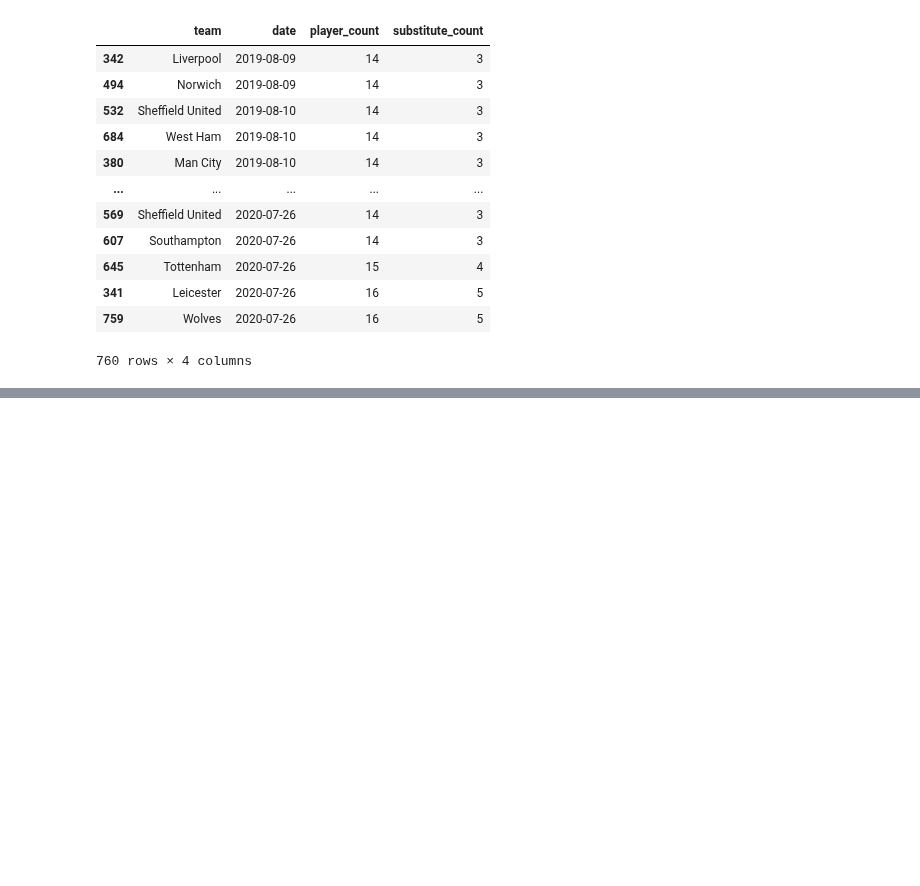
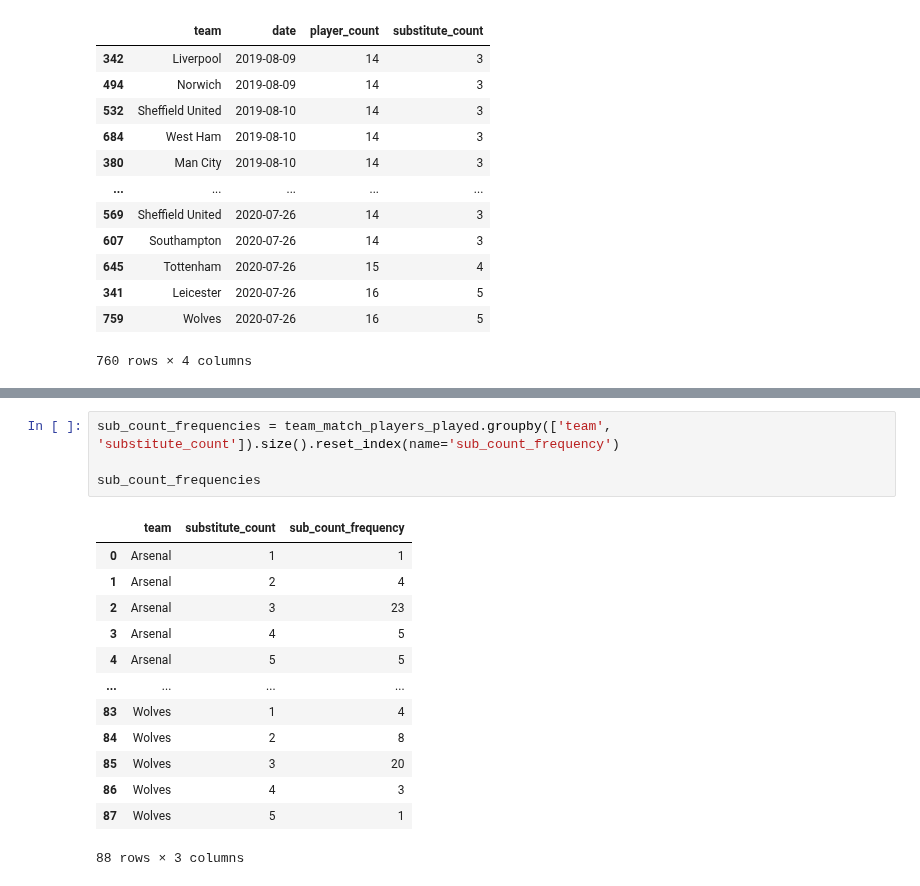
Before and after one commit to CharlesPeterMcCarthy/english-premier-league-2019-2020-statistical-analysis, a Jupyter notebook: epl-2019-2020.ipynb, the cells around one changed output, grey strips where cells are left out. Cells and saved outputs as stored; diff of their text form; blank space fills up the shorter version.

```diff
--- a/epl-2019-2020.ipynb
+++ b/epl-2019-2020.ipynb
@@ -1118,0 +1119,18 @@ We can see from the scatter plot graph above that there was never more than 3 su
+# %%
+sub_count_frequencies = team_match_players_played.groupby(['team', 'substitute_count']).size().reset_index(name='sub_count_frequency')
+
+sub_count_frequencies
+# %% [output]
+|  | team | substitute_count | sub_count_frequency |
+| 0 | Arsenal | 1 | 1 |
+| 1 | Arsenal | 2 | 4 |
+| 2 | Arsenal | 3 | 23 |
+| 3 | Arsenal | 4 | 5 |
+| 4 | Arsenal | 5 | 5 |
+| ... | ... | ... | ... |
+| 83 | Wolves | 1 | 4 |
+| 84 | Wolves | 2 | 8 |
+| 85 | Wolves | 3 | 20 |
+| 86 | Wolves | 4 | 3 |
+| 87 | Wolves | 5 | 1 |
+88 rows × 3 columns
```
Also changed, not shown: parts of 9 cells of this notebook.
